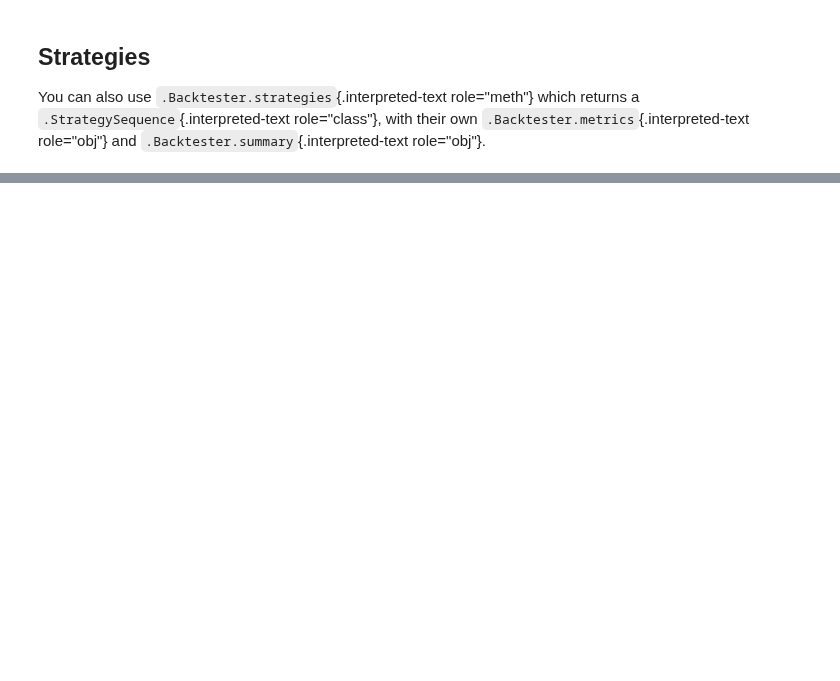
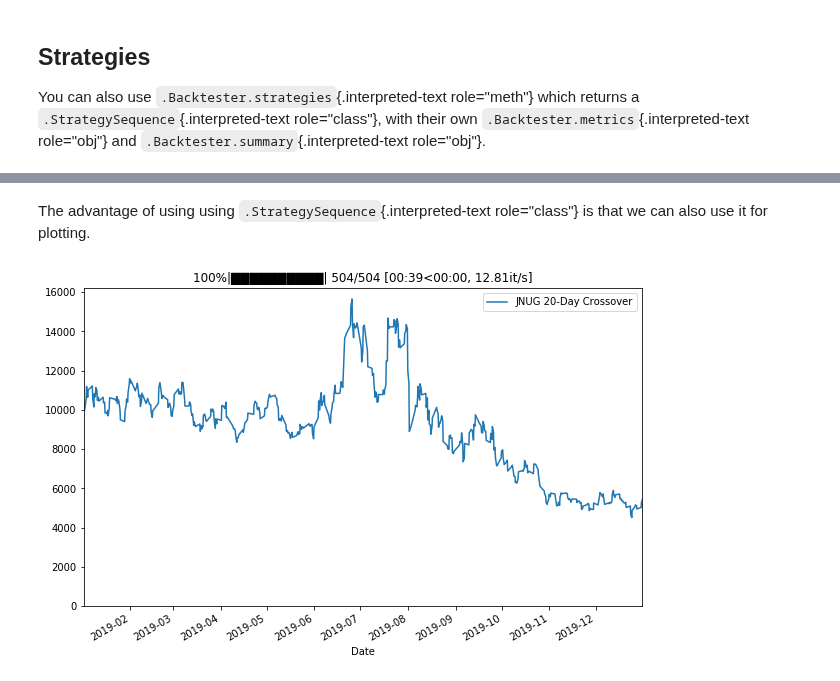
Before and after one commit to MiniXC/simple-back, a Jupyter notebook: docs/intro/quickstart.ipynb, the cells around one changed output, grey strips where cells are left out. Cells and saved outputs as stored; diff of their text form; code cells hidden in the pictures; blank space fills up the shorter version.

```diff
--- a/docs/intro/quickstart.ipynb
+++ b/docs/intro/quickstart.ipynb
@@ -173 +168,7 @@ bt.strategies['JNUG 20-Day Crossover'].metrics
 1008 rows × 5 columns
+# %% [markdown]
+The advantage of using using `.StrategySequence`{.interpreted-text role="class"} is that we can also use it for plotting.
+# %%
+bt.strategies[0].show()
+# %% [output]
+[figure, added]
```
Also changed, not shown: parts of 15 cells of this notebook, 10 other files.
